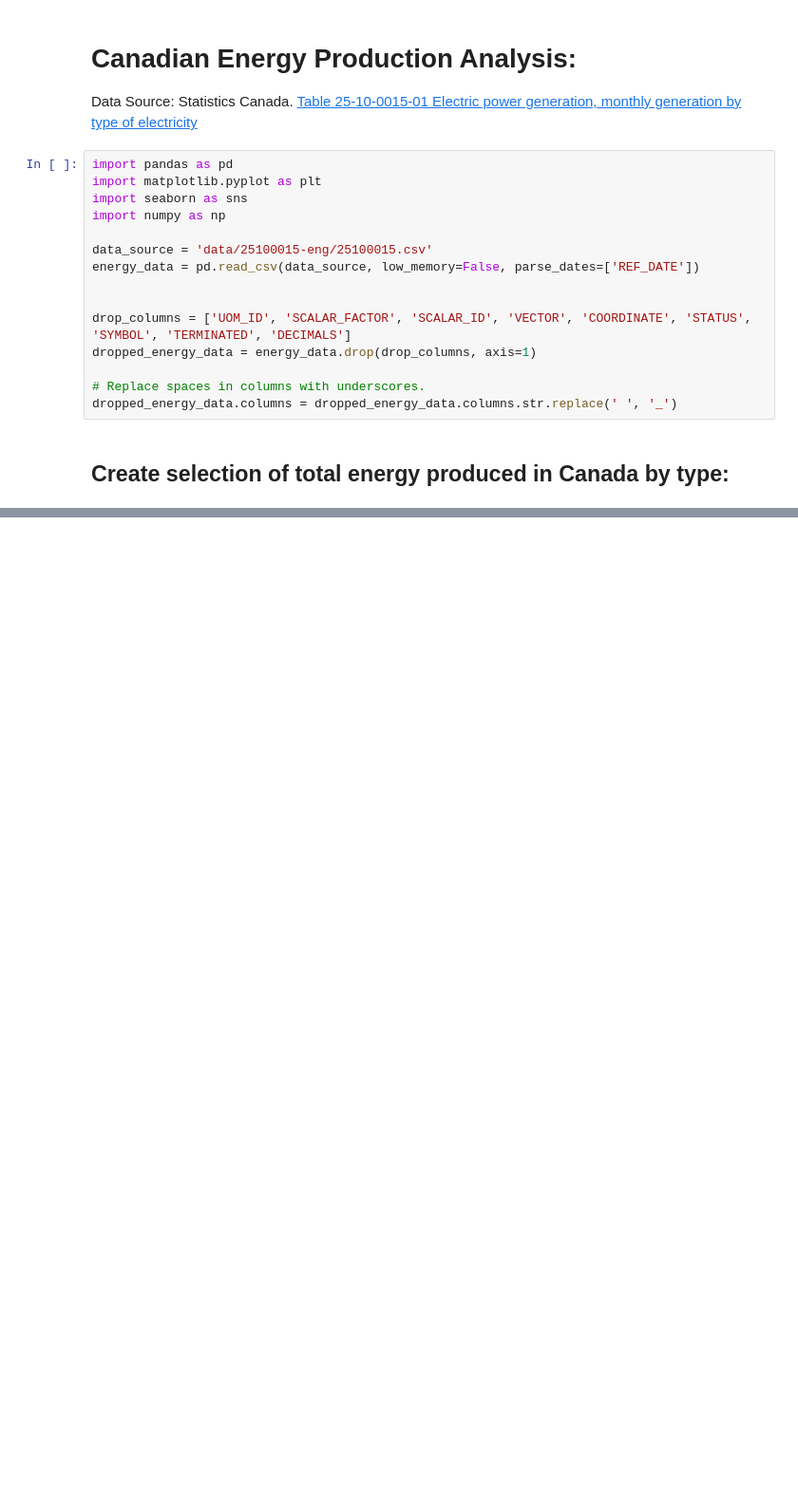
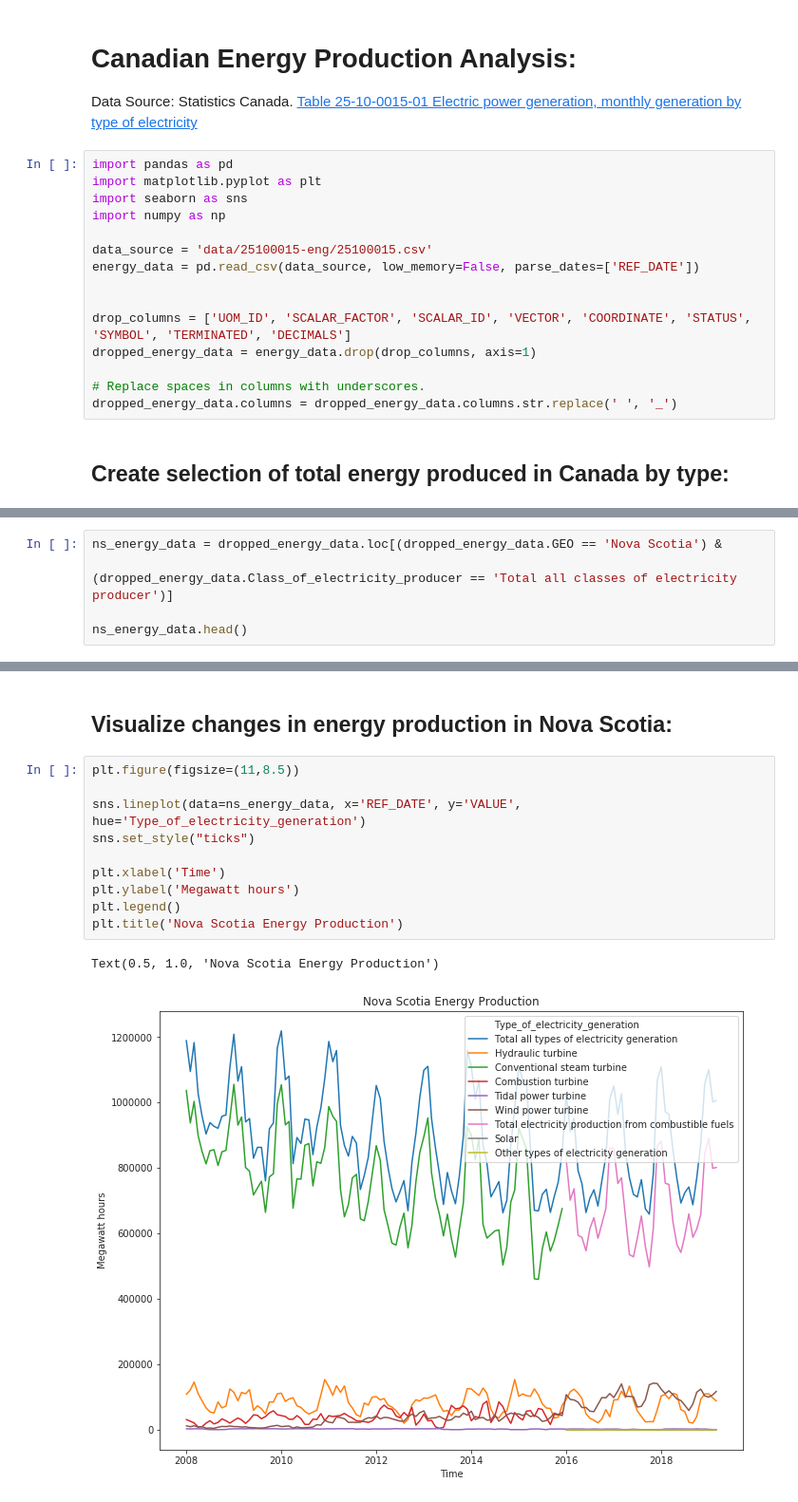
Before and after one commit to boikle/python_scripts, a Jupyter notebook: data_science_scripts/canadian_energy_production/canadian_energy_production.ipynb, the cells around one changed output, grey strips where cells are left out. Shown at 95% size. Saved outputs shown, nothing was run; the diff lists cells and outputs as text; blank space fills up the shorter version.

```diff
--- a/data_science_scripts/canadian_energy_production/canadian_energy_production.ipynb
+++ b/data_science_scripts/canadian_energy_production/canadian_energy_production.ipynb
@@ -48,0 +51,5 @@ Text(0.5, 1.0, 'Canadian Energy Production')
+# %%
+ns_energy_data = dropped_energy_data.loc[(dropped_energy_data.GEO == 'Nova Scotia') &
+                                             (dropped_energy_data.Class_of_electricity_producer == 'Total all classes of electricity producer')]
+
+ns_energy_data.head()
@@ -48,0 +63,15 @@ Text(0.5, 1.0, 'Canadian Energy Production')
+# %% [markdown]
+## Visualize changes in energy production in Nova Scotia:
+# %%
+plt.figure(figsize=(11,8.5))
+
+sns.lineplot(data=ns_energy_data, x='REF_DATE', y='VALUE', hue='Type_of_electricity_generation')
+sns.set_style("ticks")
+
+plt.xlabel('Time')
+plt.ylabel('Megawatt hours')
+plt.legend()
+plt.title('Nova Scotia Energy Production')
+# %% [output]
+Text(0.5, 1.0, 'Nova Scotia Energy Production')
+[figure, added]
```
Also changed, not shown: parts of 4 cells of this notebook.
